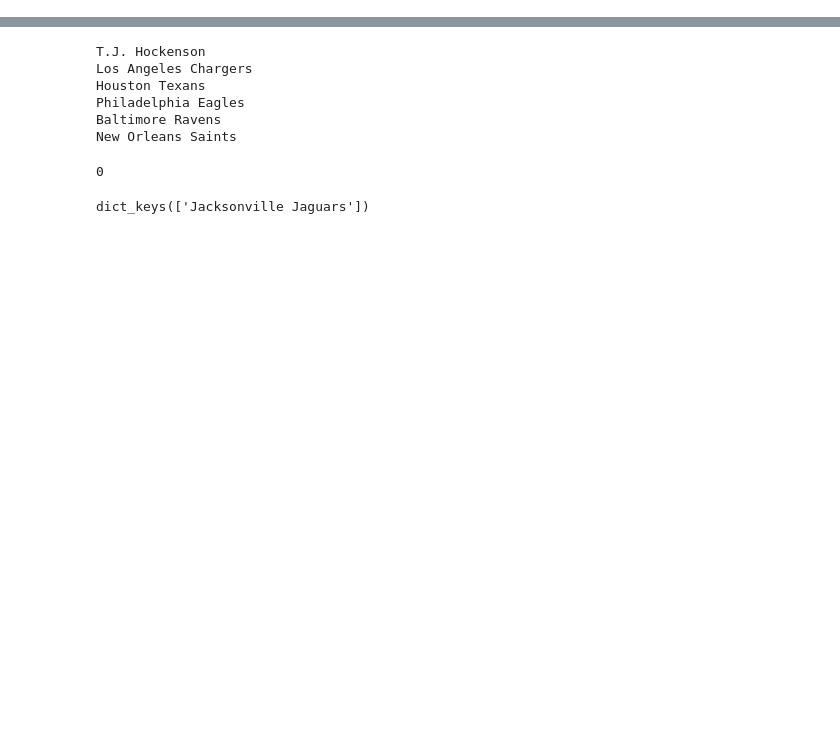
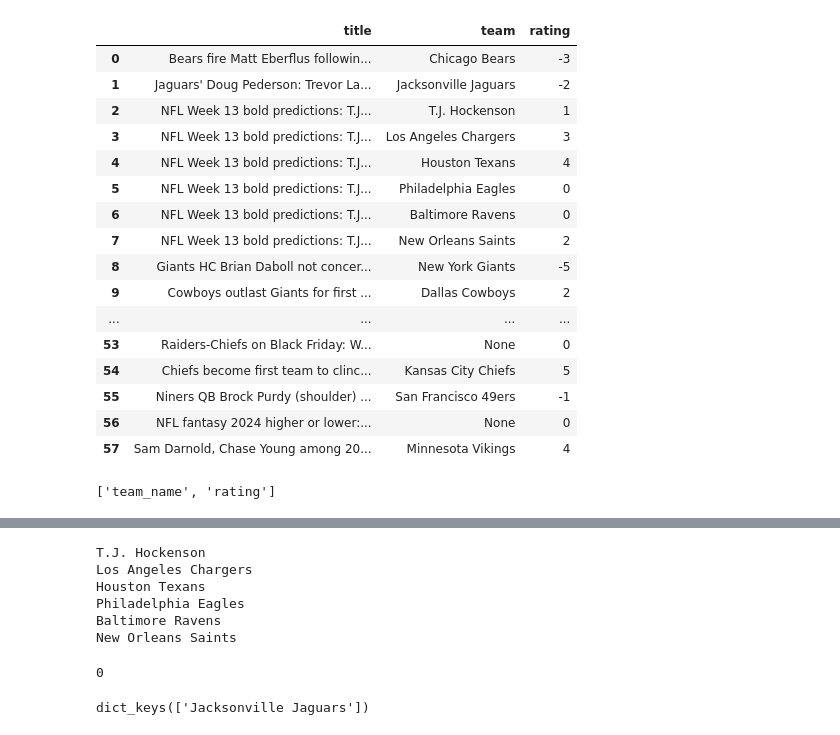
Before and after one commit to GreggRoll/NFL---DOCKER, a Jupyter notebook: test4.ipynb, the cells around one changed output, grey strips where cells are left out. Drawn from its saved outputs; the diff is of its cells as text; code cells hidden in the pictures; blank space fills up the shorter version.

```diff
--- a/test4.ipynb
+++ b/test4.ipynb
@@ -296,8 +323,8 @@ df['ai_score'] = df['ai_score'].str.replace('\n', '')
 # df['team'] = df['ai_score'].apply(get_key)
 # df['impact'] = df['ai_score'].apply(get_value)
 # %%
+items = []
 for ix, row in df.iterrows():
-
     load = json.loads(row['ai_score'])
     keys =  list(load.keys())
     # if key.lower() in ['result', 'results', 'team', 'team_name']:
@@ -305,10 +332,32 @@ for ix, row in df.iterrows():
     if len(keys)!=0:
         if keys[0].lower() in ['result', 'results', 'team', 'team_name']:
             if len(load[keys[0]]) > 1:
-                break
-                for r in load[keys[0]]:
-                    print(r)
+                try:
+                    for r in load[keys[0]]:
+                        item = {
+                            "title": row['title'],
+                            "team": list(r.keys())[0],
+                            "rating": list(r.values())[0]
+                        }
+                        items.append(item)
+                except:
+                    item = {
+                        'title': row['title'],
+                        "team": load[keys[0]],
+                        "rating": load[keys[1]]
+                        }
+                    items.append(item)
             else:
-                print(load[keys[0]].keys())
+                item = {
+                    "title": row['title'],
+                    "team": list(load[keys[0]].keys())[0],
+                    "rating": load[keys[0]][list(load[keys[0]].keys())[0]]
+                }
+                items.append(item)
         else:
-            print(keys)
+            item = {
+                    "title": row['title'],
+                    "team": keys[0],
+                    "rating": load[keys[0]]
+                }
+            items.append(item)
@@ -317,0 +384,25 @@ for ix, row in df.iterrows():
+# %%
+pd.DataFrame(items)
+# %% [output]
+|  | title | team | rating |
+| 0 | Bears fire Matt Eberflus followin... | Chicago Bears | -3 |
+| 1 | Jaguars' Doug Pederson: Trevor La... | Jacksonville Jaguars | -2 |
+| 2 | NFL Week 13 bold predictions: T.J... | T.J. Hockenson | 1 |
+| 3 | NFL Week 13 bold predictions: T.J... | Los Angeles Chargers | 3 |
+| 4 | NFL Week 13 bold predictions: T.J... | Houston Texans | 4 |
+| 5 | NFL Week 13 bold predictions: T.J... | Philadelphia Eagles | 0 |
+| 6 | NFL Week 13 bold predictions: T.J... | Baltimore Ravens | 0 |
+| 7 | NFL Week 13 bold predictions: T.J... | New Orleans Saints | 2 |
+| 8 | Giants HC Brian Daboll not concer... | New York Giants | -5 |
+| 9 | Cowboys outlast Giants for first ... | Dallas Cowboys | 2 |
+| ... | ... | ... | ... |
+| 53 | Raiders-Chiefs on Black Friday: W... | None | 0 |
+| 54 | Chiefs become first team to clinc... | Kansas City Chiefs | 5 |
+| 55 | Niners QB Brock Purdy (shoulder) ... | San Francisco 49ers | -1 |
+| 56 | NFL fantasy 2024 higher or lower:... | None | 0 |
+| 57 | Sam Darnold, Chase Young among 20... | Minnesota Vikings | 4 |
+# %%
+
+keys
+# %% [output]
+['team_name', 'rating']
```
Also changed, not shown: parts of 5 cells of this notebook.
